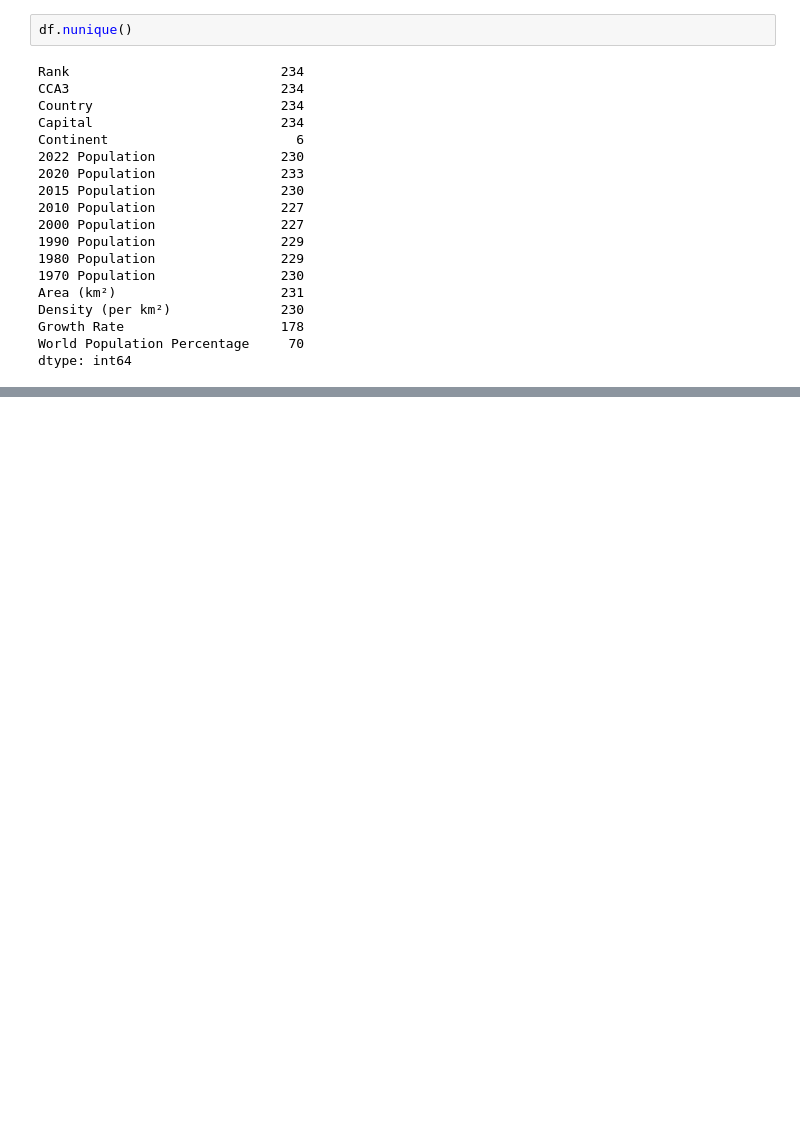
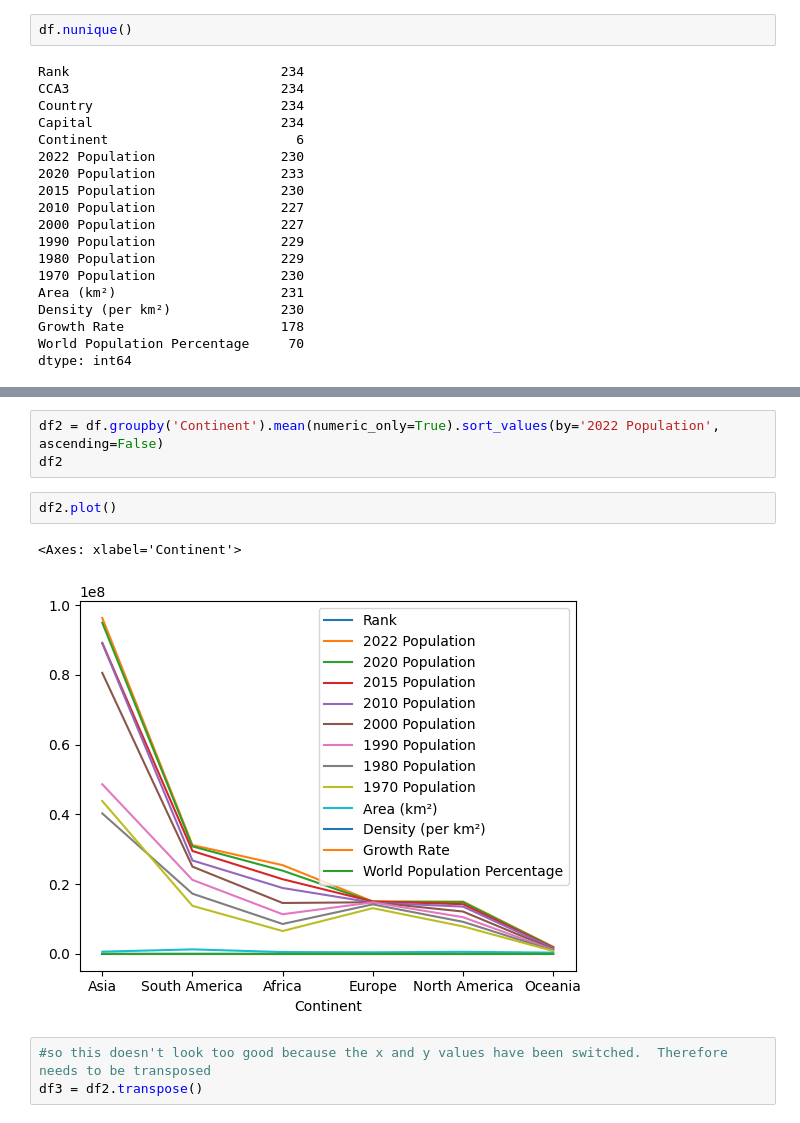
Before and after one commit to LukeOpany/eda, a Jupyter notebook: eda.ipynb, the cells around one changed output, grey strips where cells are left out. Cells and saved outputs as stored; diff of their text form; blank space fills up the shorter version.

```diff
--- a/eda.ipynb
+++ b/eda.ipynb
@@ -105,0 +155,11 @@ df.sort_values(by='2022 Population', ascending=False).head(5)
+# %%
+df2 = df.groupby('Continent').mean(numeric_only=True).sort_values(by='2022 Population', ascending=False)
+df2
+# %%
+df2.plot()
+# %% [output]
+<Axes: xlabel='Continent'>
+[figure, added]
+# %%
+#so this doesn't look too good because the x and y values have been switched.  Therefore needs to be transposed
+df3 = df2.transpose()
```
Also changed, not shown: parts of 14 cells of this notebook.
